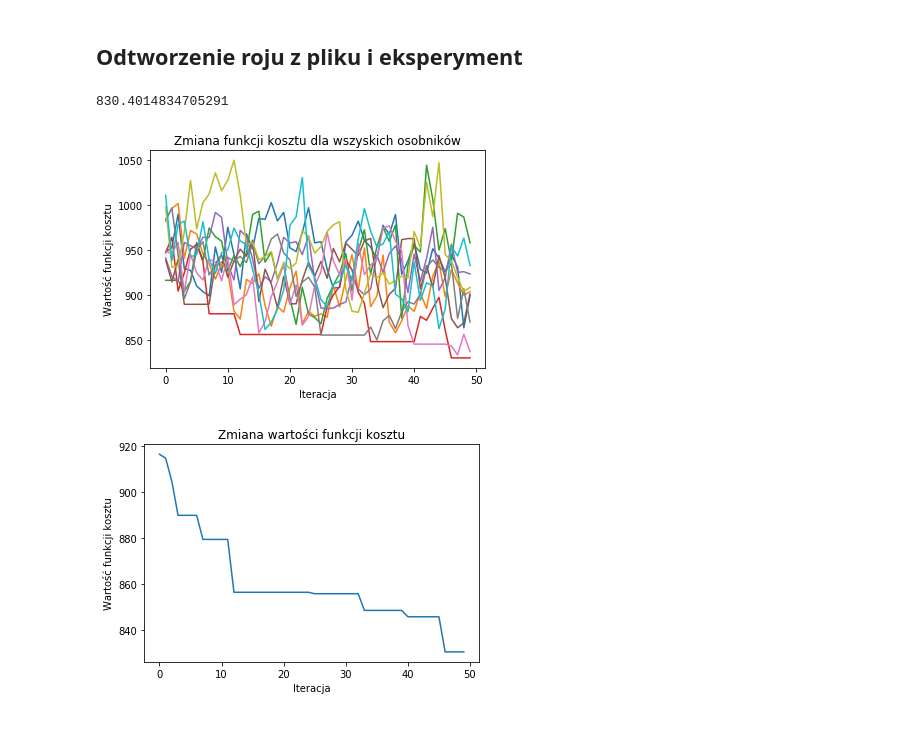
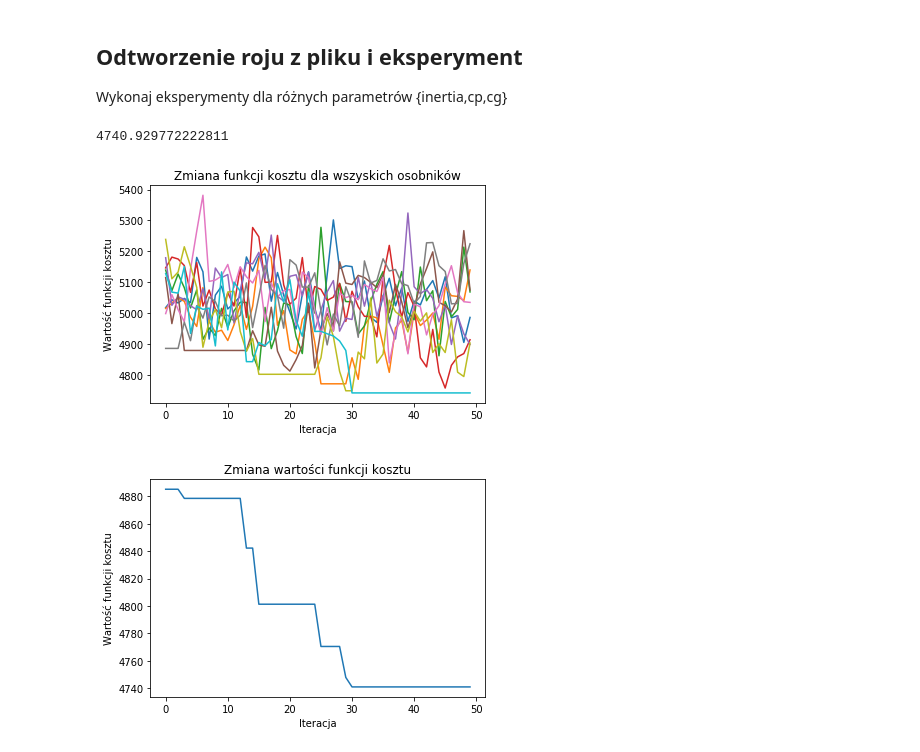
Before and after one commit to smakethunter/PSO_food_delivery, a Jupyter notebook: experiments.ipynb, the cells around one changed output. Saved outputs shown, nothing was run; the diff lists cells and outputs as text; code cells hidden in the pictures.

```diff
--- a/experiments.ipynb
+++ b/experiments.ipynb
@@ -20,19 +22,21 @@ Requirement already satisfied: six>=1.5 in /home/smaket/anaconda3/lib/python3.7/
 # %%
-particle = DeliveryService(nr_couriers = 3, nr_orders = 200, nr_restaurants = 12)
-particle.save_to_file('./cases/przypadek3k200z12r.txt')
+particle = DeliveryService(nr_couriers = 20, nr_orders = 500, nr_restaurants = 12)
+filename = './cases/przypadek3k200z12r.txt'
+particle.save_to_file(filename)
 # %% [markdown]
 ## Odtworzenie roju z pliku i eksperyment
+Wykonaj eksperymenty dla różnych parametrów {inertia,cp,cg}
 # %%
-swarm2 = DeliverySwarm(DeliverySwarmGenerator(10, from_file=True,filename = './cases/przypadek10k120z14r.txt'))
+swarm2 = DeliverySwarm(DeliverySwarmGenerator(10, from_file=True,filename = filename))
 # %%
-history2 = History(swarm.time_table)
-pso = PSO(0.1, 0.1, 0.1)
+history2 = History(swarm2.time_table)
+pso = PSO(0.1, 0.1, 0.1) #inertia,cp,cg
 print(pso.fit(swarm2, 50, history2).fitness())
 history2.draw_particles_history()
 # %% [output]
-830.4014834705291
+4740.929772222811
-[figure, old version]
+[figure, new version]
 # %%
 history2.draw_loss()
 # %% [output]
-[figure, old version]
+[figure, new version]
```
Also changed, not shown: parts of 3 cells of this notebook.
